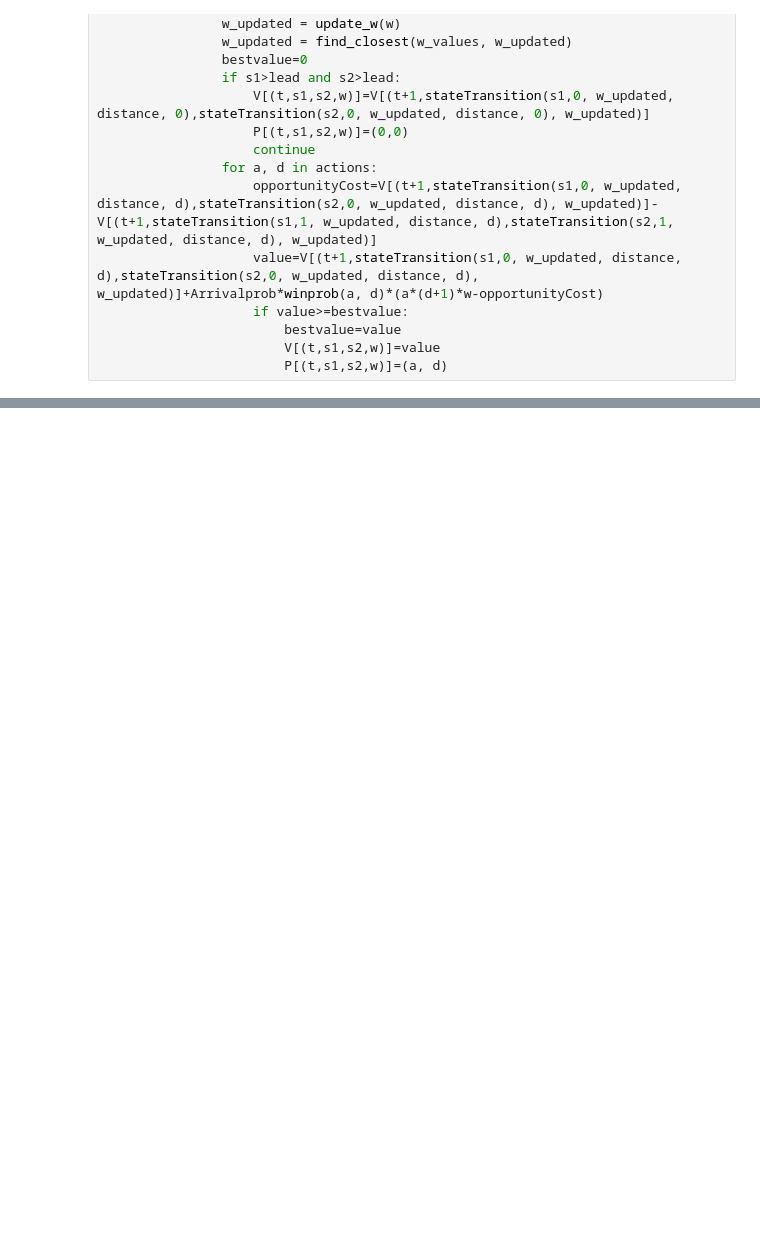
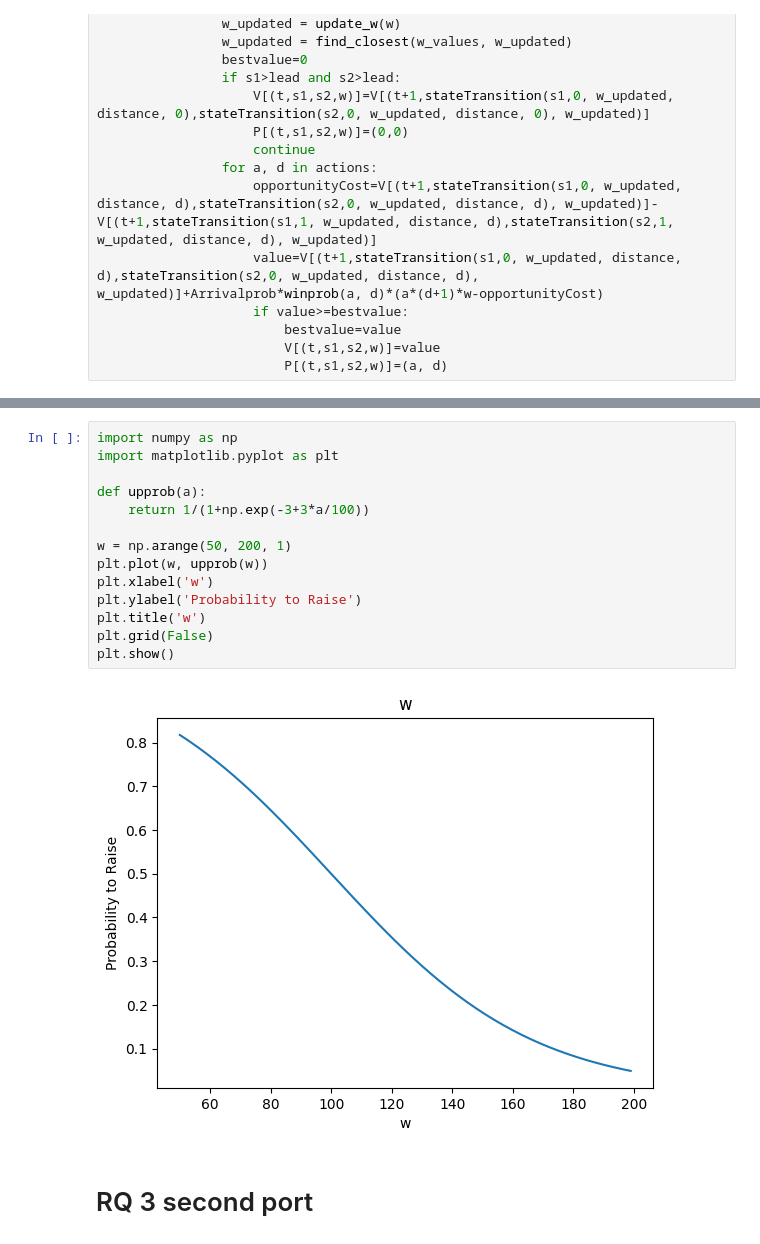
Before and after one commit to TrapSL/Thesis, a Jupyter notebook: Code.ipynb, the cells around one changed output, grey strips where cells are left out. Cells and saved outputs as stored; diff of their text form; blank space fills up the shorter version.

```diff
--- a/Code.ipynb
+++ b/Code.ipynb
@@ -545,0 +641,18 @@ for t in range(T-1,-1,-1):
+# %%
+import numpy as np
+import matplotlib.pyplot as plt
+
+def upprob(a):
+    return 1/(1+np.exp(-3+3*a/100))
+
+w = np.arange(50, 200, 1)
+plt.plot(w, upprob(w))
+plt.xlabel('w')
+plt.ylabel('Probability to Raise')
+plt.title('w')
+plt.grid(False)
+plt.show()
+# %% [output]
+[figure, added]
+# %% [markdown]
+# RQ 3 second port
```
Also changed, not shown: parts of 6 cells of this notebook.
